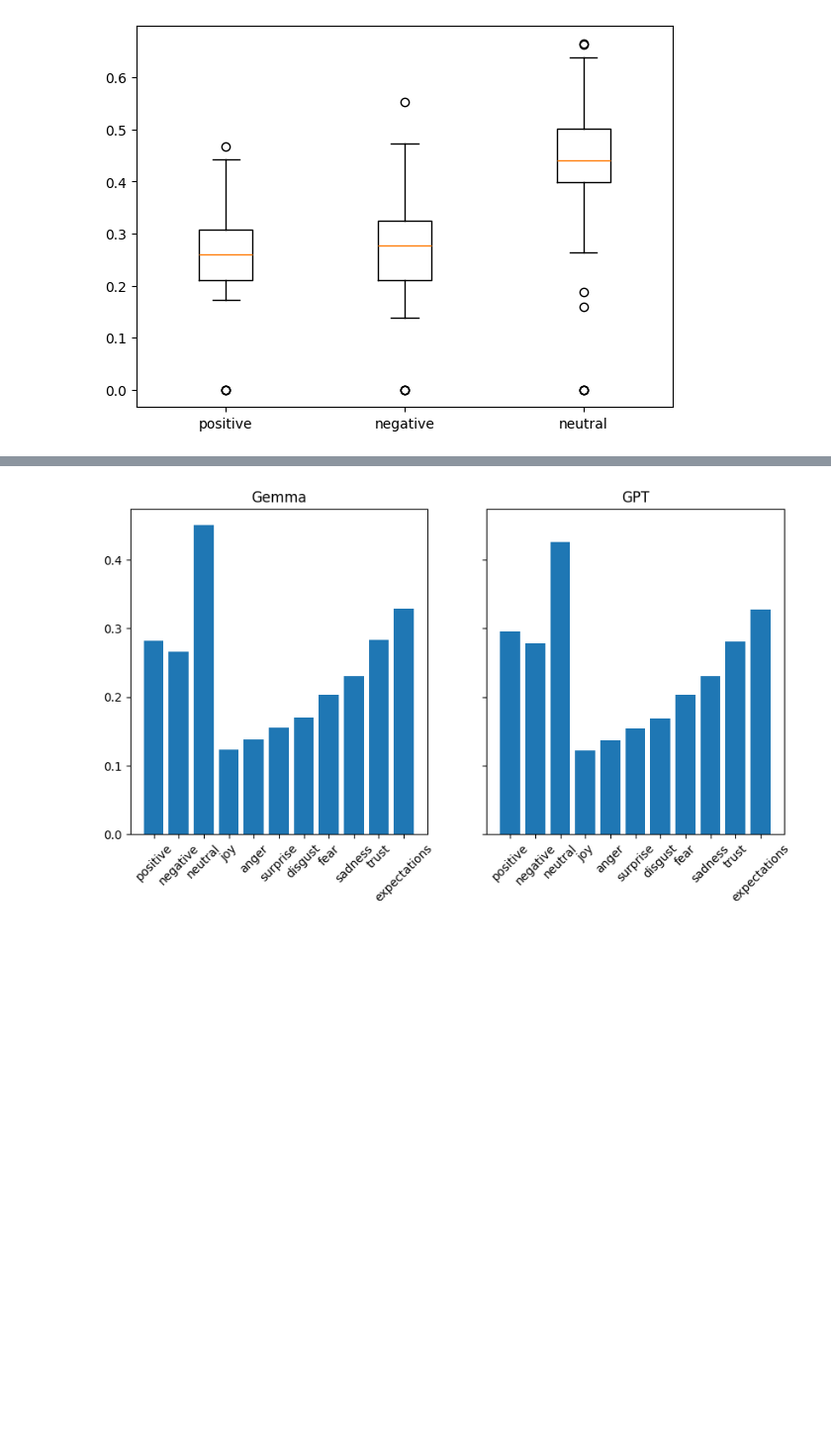
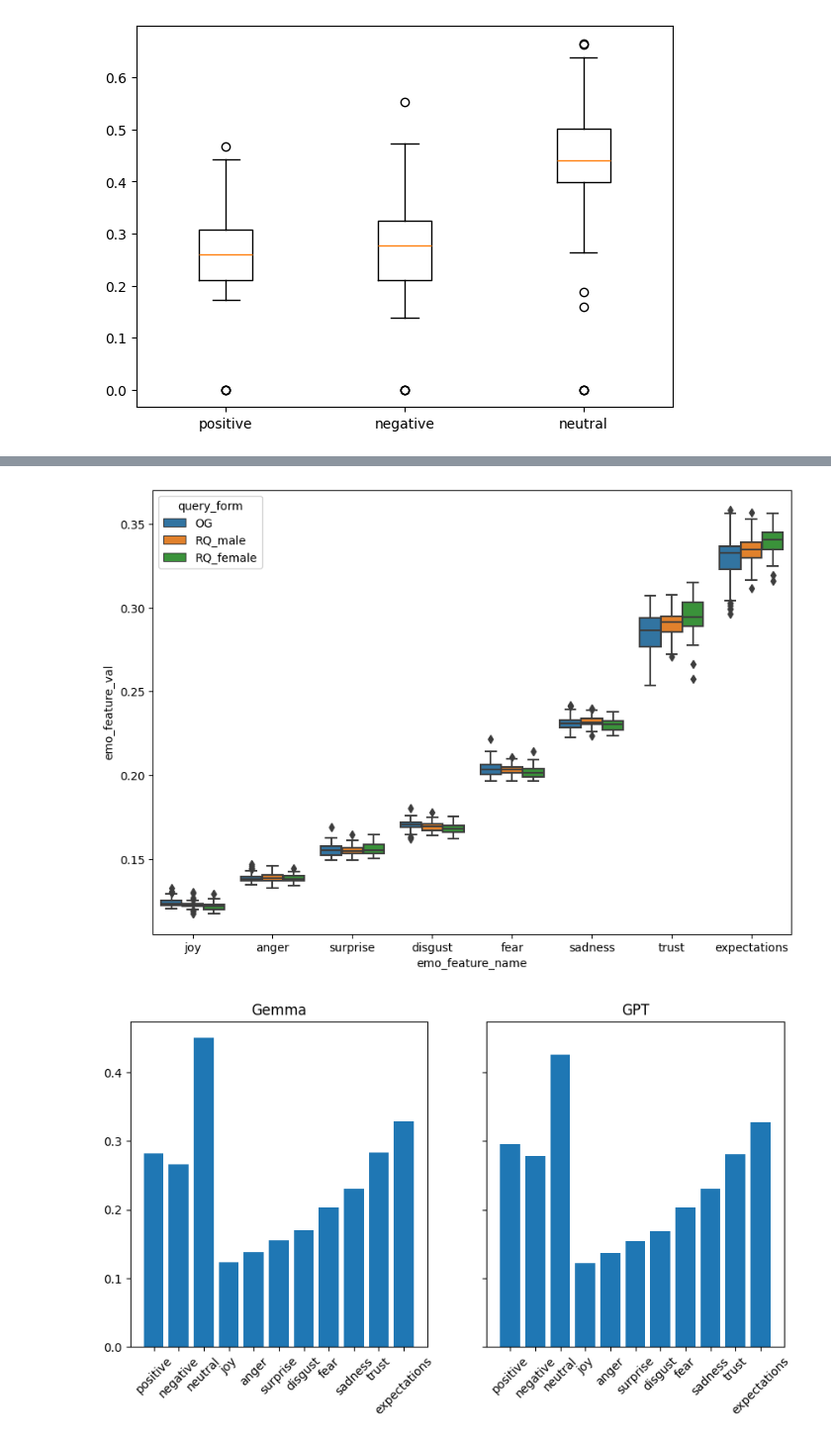
Before and after one commit to HrishitaC/InsideOut2, a Jupyter notebook: Code/visualisation.ipynb, the cells around one changed output, grey strips where cells are left out. Shown: that part at 99% size. Cells and saved outputs as stored; diff of their text form; code cells hidden in the pictures; blank space fills up the shorter version.

```diff
--- a/Code/visualisation.ipynb
+++ b/Code/visualisation.ipynb
@@ -28 +101,8 @@ plt.show()
+# %%
+OG_resp = all_EP_df.loc[(all_EP_df["LLM"]=="Gemma") & (all_EP_df["emo_feature_name"] != "positive") & (all_EP_df["emo_feature_name"] != "negative") & (all_EP_df["emo_feature_name"] != "neutral") ]
+fig = plt.figure(figsize=(10,7))
+ax = sns.boxplot(x="emo_feature_name", y="emo_feature_val", hue="query_form", data=OG_resp)
+plt.show()
+# %% [output]
+[figure, added]
 # %%
```
Also changed, not shown: parts of 5 cells of this notebook, 18 other files.
